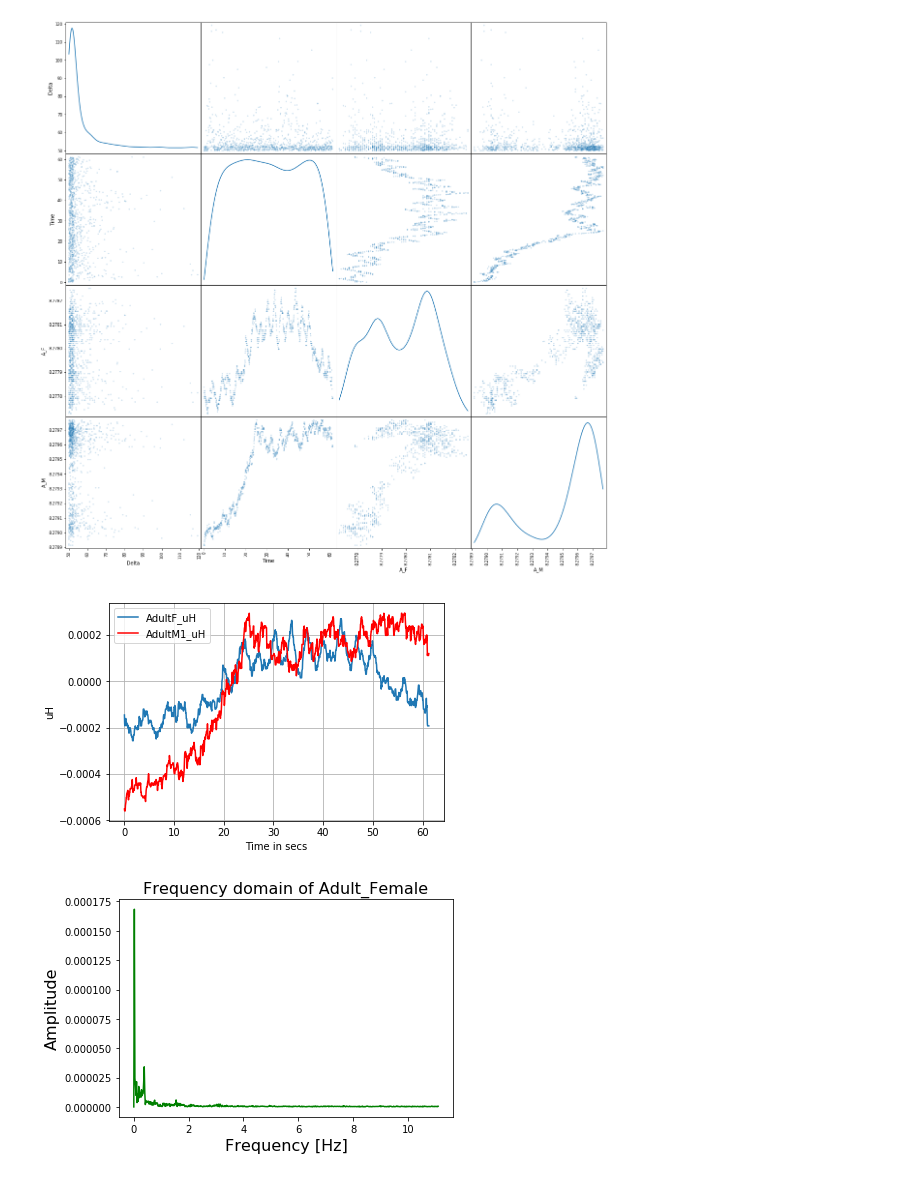
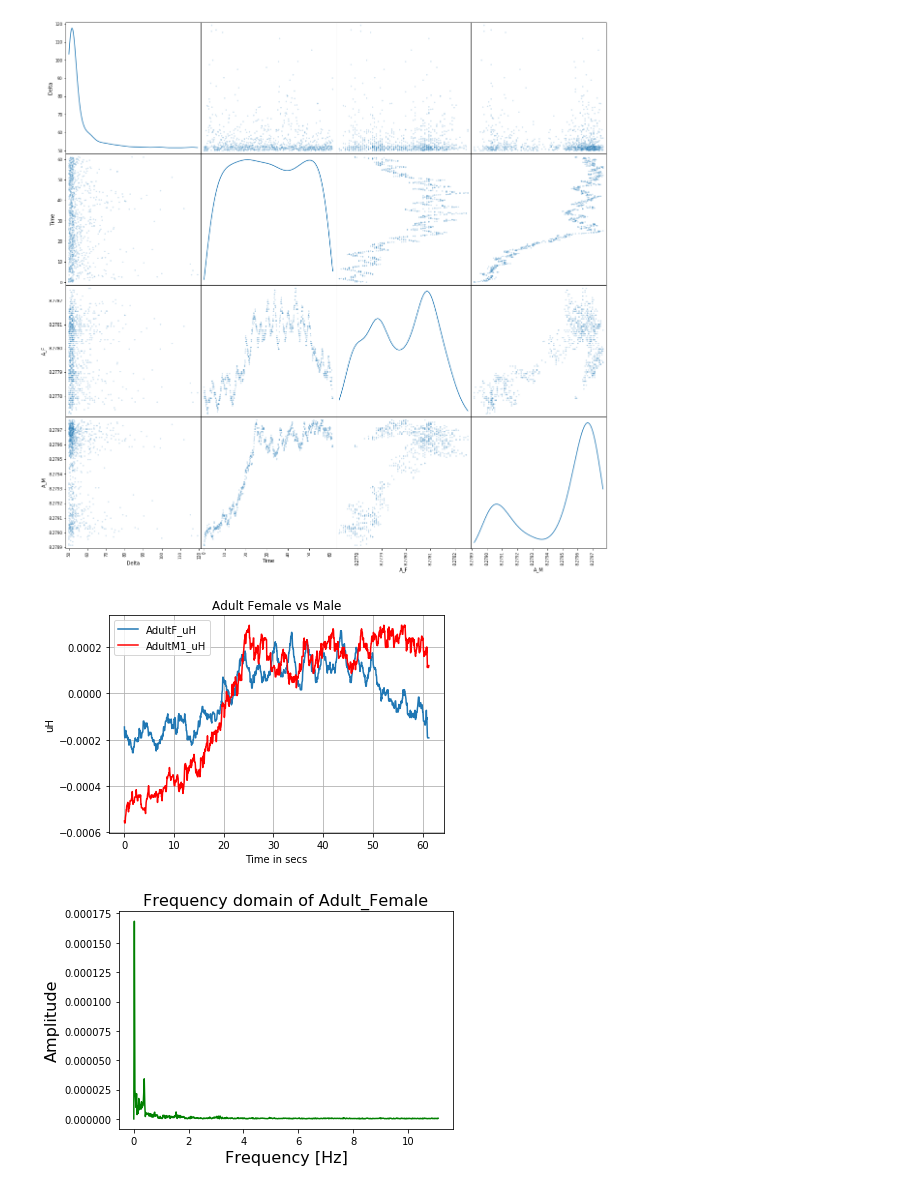
Before and after one commit to everAspiring/IOHB, a Jupyter notebook: FFT.ipynb, the cells around one changed output. Drawn from its saved outputs; the diff is of its cells as text; code cells hidden in the pictures.

```diff
--- a/FFT.ipynb
+++ b/FFT.ipynb
@@ -113,16 +113,16 @@ signalFemale = dataset['A_F']
 signalMale = dataset['A_M']
 # %%
 import matplotlib.pyplot as plt
-plt.title('')
+plt.title('Adult Female vs Male')
 plt.xlabel('Time in secs')
 plt.ylabel('uH')
 plt.plot(time, signalFemale, label = 'AdultF_uH')
 plt.plot(time, signalMale, label = 'AdultM1_uH', color = 'red')
 plt.grid()
 plt.legend()
 plt.show()
 # %% [output]
-[figure, old version]
+[figure, new version]
 # %%
 mean_removed_female = np.ones_like(signalFemale)*np.mean(signalFemale)
 signalFemale = signalFemale - mean_removed_female
```
Also changed, not shown: parts of 3 cells of this notebook.
